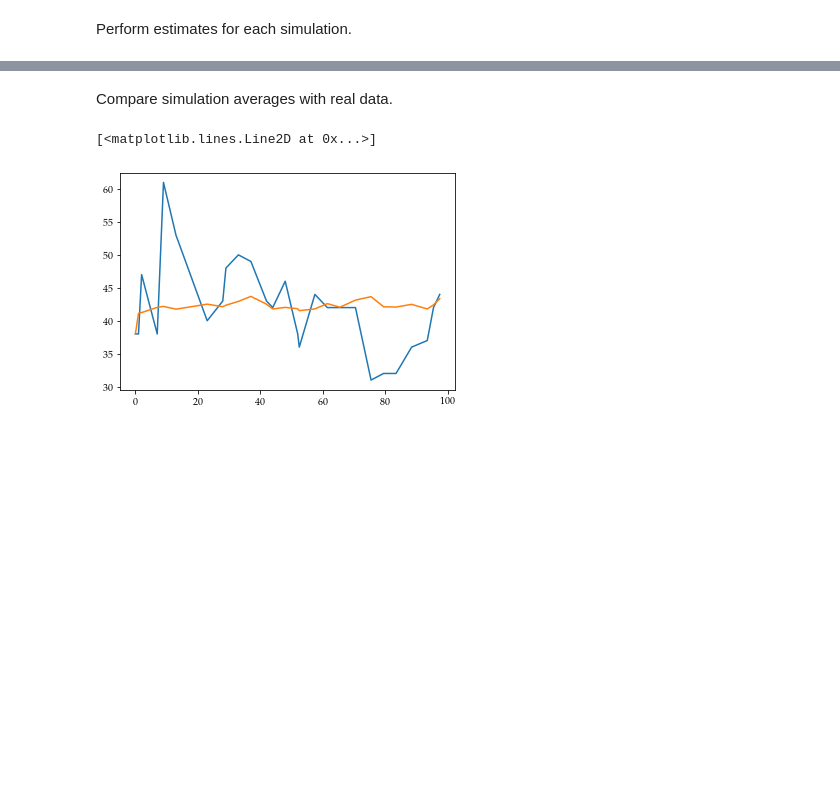
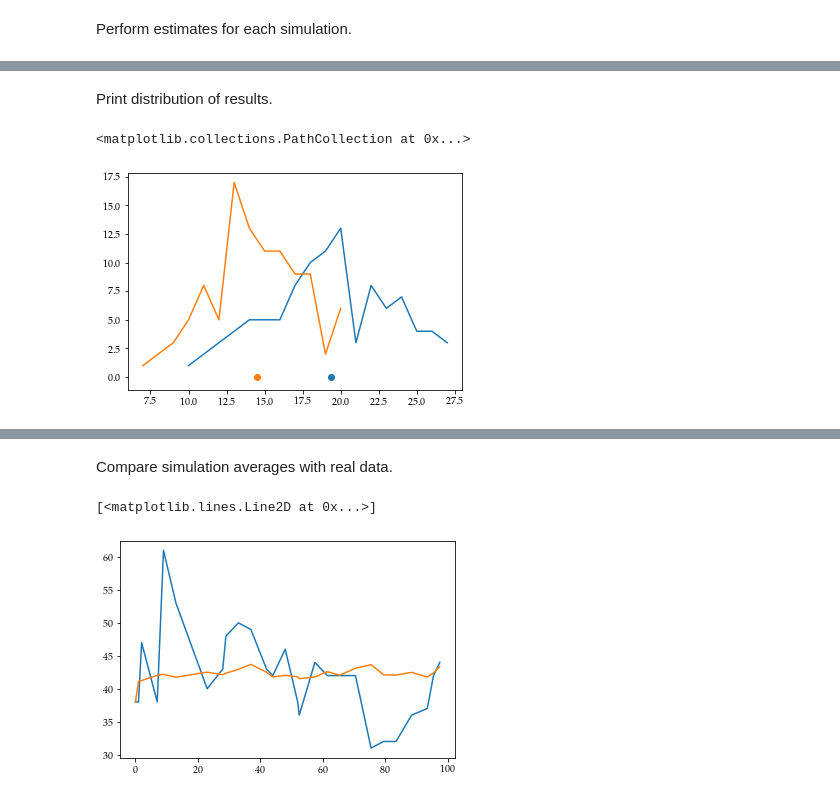
Before and after one commit to AntoineVendeville/Opinion-dynamics-in-the-Voter-Model, a Jupyter notebook: elections.ipynb, the cells around one changed output, grey strips where cells are left out. Cells and saved outputs as stored; diff of their text form; code cells hidden in the pictures; blank space fills up the shorter version.

```diff
--- a/elections.ipynb
+++ b/elections.ipynb
@@ -309,7 +309,7 @@ We simulate elections via the voter model and apply the above method. First we t
 S = {"con": (19,14), "lab": (24,15)} #(s0,s1) for each party, obtained via estimation above
 n_simu = 100
 p = "con"
-n1, s1, s0 = X[p][0], S[p][1], S[p][0]
+n1, s1_real, s0_real = X[p][0], S[p][1], S[p][0]
 max_time = T[-2] # we don't simulate for the last year, which is the future (not happened yet) election
 spacing = T[-2]/(length-1) # we want the same number of data points as for the actual, observed data. -1 because we already got data for T=0, ie n1
 # %% [markdown]
@@ -320,7 +320,7 @@ start = time()
 for k in range(n_simu):
     sys.stdout.flush()
     sys.stdout.write("Party {} ...... Simu {}/{} ...... Elapsed time {}\r".format(p, k+1, n_simu, time()-start))
-    N1[k,:] = section5_simu(n, n1, s1, s0, max_time, spacing, seed=None)
+    N1[k,:] = section5_simu(n, n1, s1_real, s0_real, max_time, spacing, seed=None)
     if N1[-1].size != length:
         print("error")
         break
@@ -329,17 +329,19 @@ Party con ...... Simu 100/100 ...... Elapsed time 41.6641709804534944
 # %% [markdown]
 Perform estimates for each simulation.
 # %%
-estimate = np.zeros((2, n_simu, length-1)) # the first dimension is to separate s0 and s1
+estimate = list()
 start = time()
 
-for j in range(2, length+1): # new estimates for each datapoint
+for k in range(n_simu): # for each simulation
 
-    for k in range(n_simu): # for each simulation
+    for j in range(2, length+1): # new estimates for each datapoint
+
+        if j < length: # we only estimate the whole data for now
+            continue
 
         xbar_tmp = N1[k,:j].mean()
         s1_max = N1[k,:j].min()
         current_max, best_estim = None, None
-        count = 0
 
         for s1 in range(1, s1_max+1): # check all possible values of s1
             s0_max = n - N1[k,:j].max()
@@ -347,10 +349,9 @@ for j in range(2, length+1): # new estimates for each datapoint
             for s0 in range(1, s0_max+1): # check all possible values of s0
 
                 # print status
-                count += 1
                 sys.stdout.flush()
-                sys.stdout.write("Datapoint {}/{} ...... party {} ...... simu {}/{} ...... (s0,s1) test {}/{} ...... elapsed time {} ...............\r"
-                                 .format(j, length, p, k+1, n_simu, count, s1_max*s0_max, time()-start))
+                sys.stdout.write("Datapoint {}/{} ...... party {} ...... simu {}/{} ...... elapsed time {} ...............\r"
+                                 .format(j, length, p, k+1, n_simu, time()-start))
 
                 # compute Q
                 Q = Q_matrix(n,s0,s1)
@@ -369,6 +370,5 @@ for j in range(2, length+1): # new estimates for each datapoint
                     current_max, best_estim = log_likelihood, (s0,s1)
 
         # append best estim to S0 and S1 dicts
-        for i in range(2): # for s0 and s1
-            estimate[i,k,j] = best_estim[i]
+        estimate.append(best_estim)
 # %% [output]
@@ -376,0 +376,15 @@ KeyboardInterrupt:
+# %% [markdown]
+Print distribution of results.
+# %%
+estim_arr = np.array([[x[0], x[1]] for x in estimate])
+estim_s0, estim_s1 = estim_arr[:,0], estim_arr[:,1]
+unique_s0, count_s0 = np.unique(estim_s0, return_counts=True)
+unique_s1, count_s1 = np.unique(estim_s1, return_counts=True)
+gravity_centre = (estim_s0.mean(), estim_s1.mean())
+plt.plot(unique_s0, count_s0)
+plt.plot(unique_s1, count_s1)
+plt.scatter(gravity_centre[0], 0)
+plt.scatter(gravity_centre[1], 0)
+# %% [output]
+<matplotlib.collections.PathCollection at 0x...>
+[figure, added]
```
Also changed, not shown: parts of 6 cells of this notebook.
